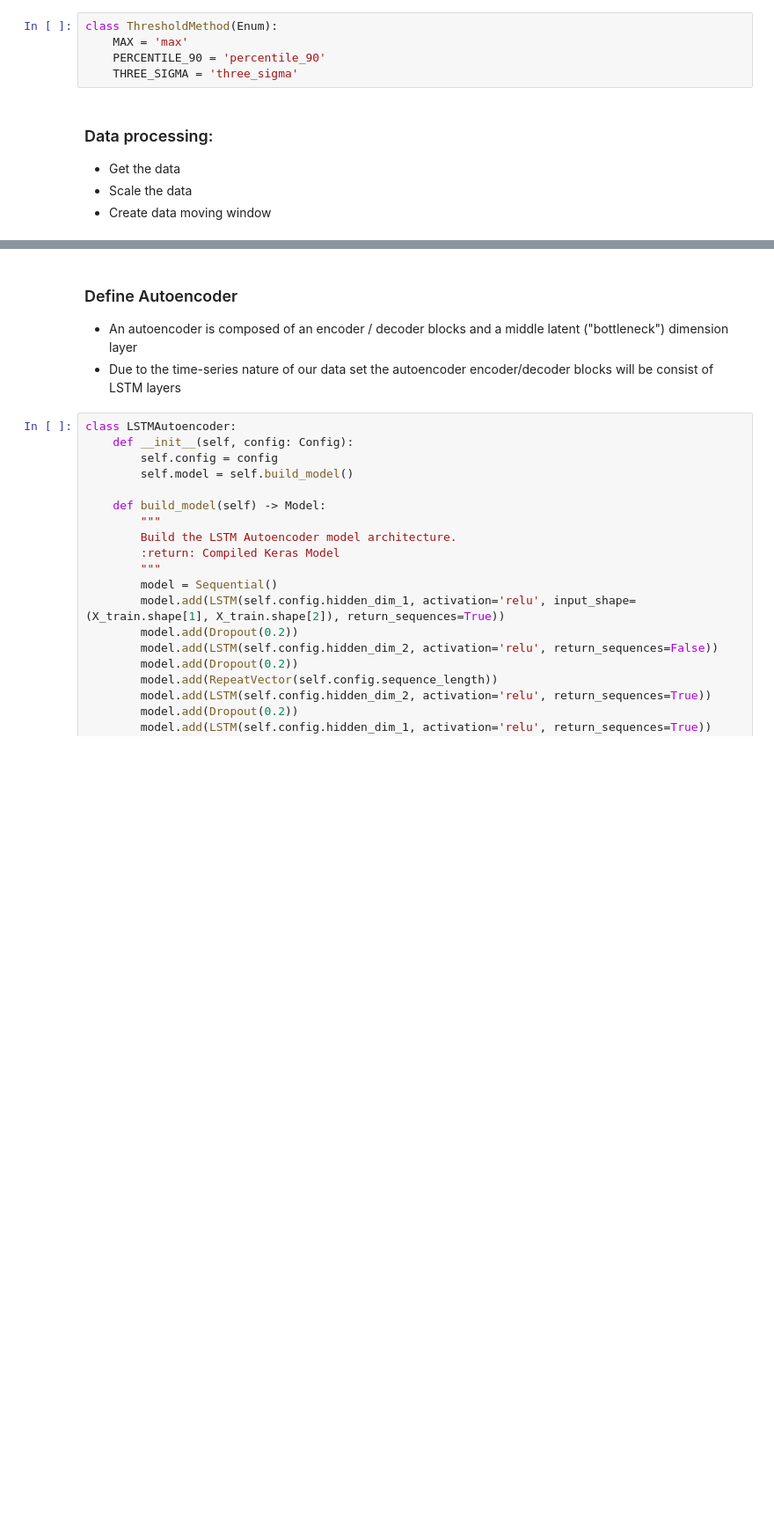
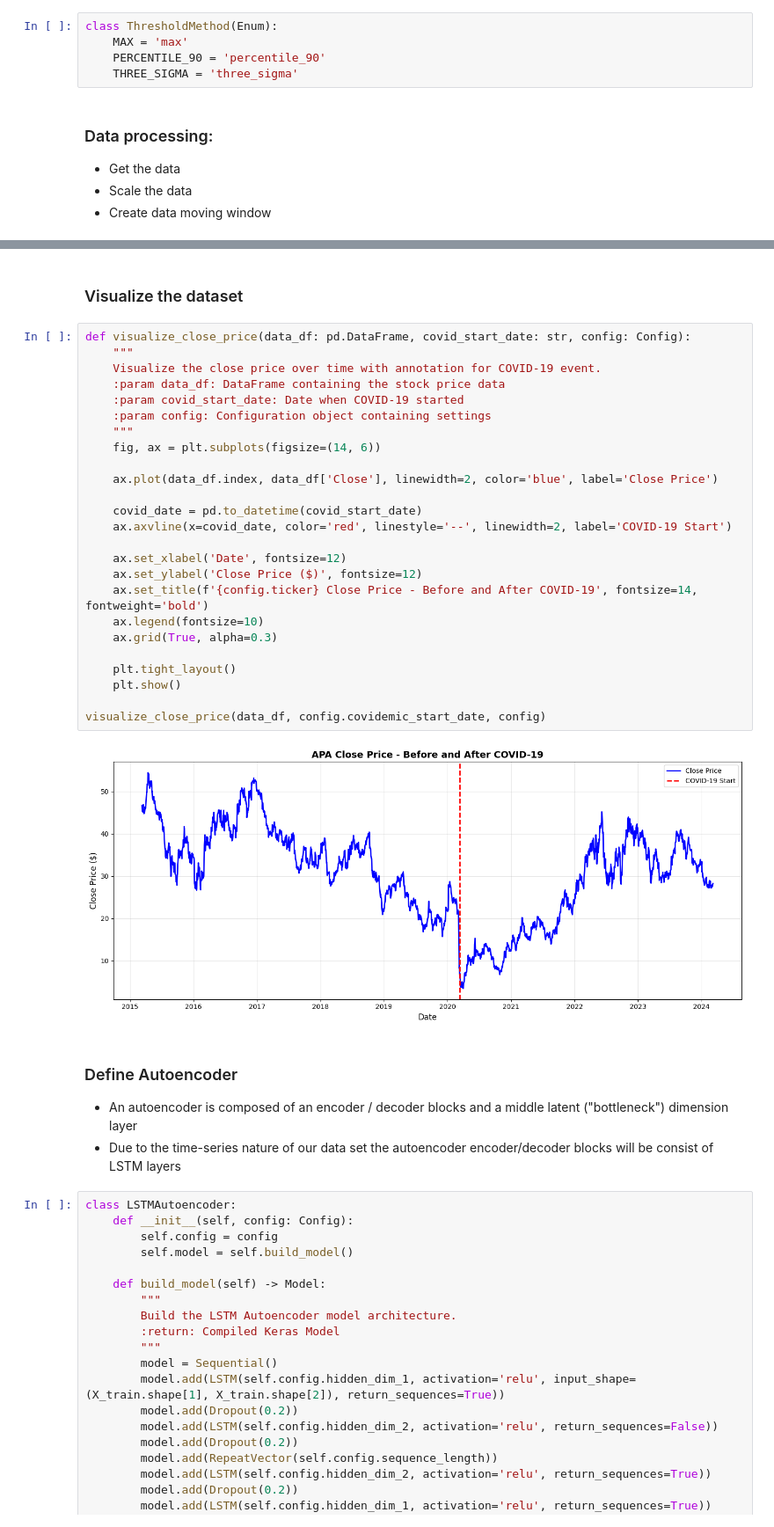
Before and after one commit to aidowu1/my-general-ai-work-, a Jupyter notebook: language-models-fundermentals/ai-thursdays-session-16/Autoencoder-Model-Solution/basic-anomaly-detection-tensorflow-of-financial-data.ipynb, the cells around one changed output, grey strips where cells are left out. Shown at 88% size. Cells and saved outputs as stored; diff of their text form; blank space fills up the shorter version.

```diff
--- a/language-models-fundermentals/ai-thursdays-session-16/Autoencoder-Model-Solution/basic-anomaly-detection-tensorflow-of-financial-data.ipynb
+++ b/language-models-fundermentals/ai-thursdays-session-16/Autoencoder-Model-Solution/basic-anomaly-detection-tensorflow-of-financial-data.ipynb
@@ -147,3 +166,32 @@ X_train.shape
+# %% [markdown]
+### Visualize the dataset
+# %%
+def visualize_close_price(data_df: pd.DataFrame, covid_start_date: str, config: Config):
+    """
+    Visualize the close price over time with annotation for COVID-19 event.
+    :param data_df: DataFrame containing the stock price data
+    :param covid_start_date: Date when COVID-19 started
+    :param config: Configuration object containing settings
+    """
+    fig, ax = plt.subplots(figsize=(14, 6))
+
+    ax.plot(data_df.index, data_df['Close'], linewidth=2, color='blue', label='Close Price')
+
+    covid_date = pd.to_datetime(covid_start_date)
+    ax.axvline(x=covid_date, color='red', linestyle='--', linewidth=2, label='COVID-19 Start')
+
+    ax.set_xlabel('Date', fontsize=12)
+    ax.set_ylabel('Close Price ($)', fontsize=12)
+    ax.set_title(f'{config.ticker} Close Price - Before and After COVID-19', fontsize=14, fontweight='bold')
+    ax.legend(fontsize=10)
+    ax.grid(True, alpha=0.3)
+
+    plt.tight_layout()
+    plt.show()
+
+visualize_close_price(data_df, config.covidemic_start_date, config)
+# %% [output]
+[figure, added]
 # %% [markdown]
 ### Define Autoencoder
 - An autoencoder is composed of an encoder / decoder blocks and a middle latent ("bottleneck") dimension layer
```
Also changed, not shown: parts of 19 cells of this notebook, 15 other files.
